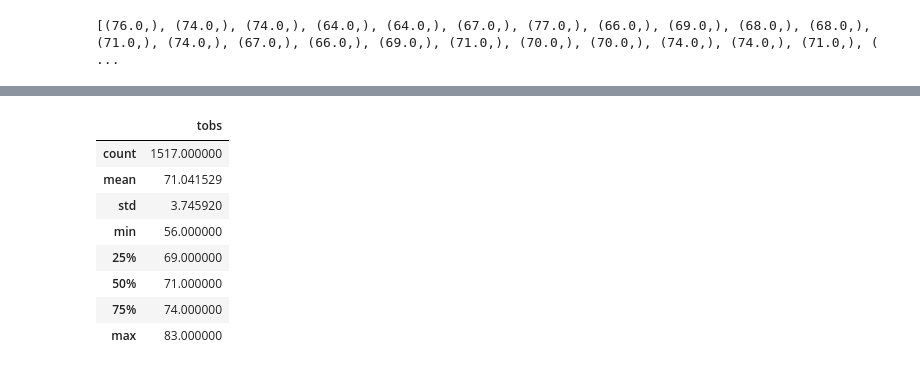
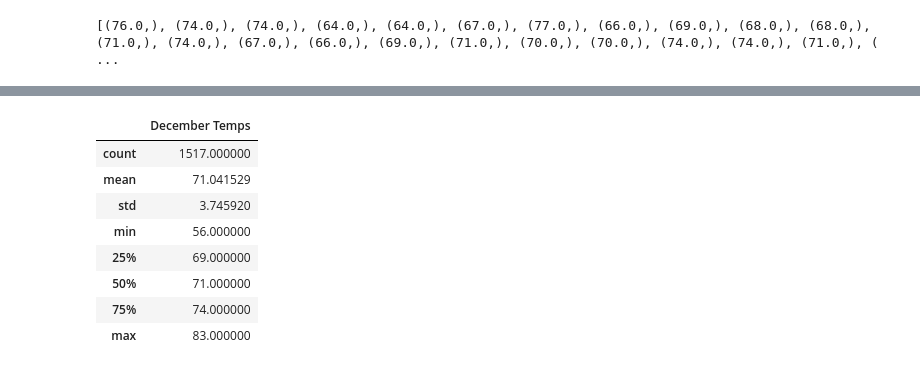
Before and after one commit to Kun-kz/Surfs_Up, a Jupyter notebook: SurfsUp_Challenge.ipynb, the cells around one changed output, grey strips where cells are left out. Drawn from its saved outputs; the diff is of its cells as text; code cells hidden in the pictures.

```diff
--- a/SurfsUp_Challenge.ipynb
+++ b/SurfsUp_Challenge.ipynb
@@ -73,16 +129,16 @@ df.describe()
 ## D2: Determine the Summary Statistics for December
 # %%
 # 6. Write a query that filters the Measurement table to retrieve the temperatures for the month of December.
-results = session.query(Measurement.tobs).filter(extract('month', Measurement.date)==12).all()
+results_Dec = session.query(Measurement.tobs).filter(extract('month', Measurement.date)==12).all()
 
-print(results)
+print(results_Dec)
 # %% [output]
 [(76.0,), (74.0,), (74.0,), (64.0,), (64.0,), (67.0,), (77.0,), (66.0,), (69.0,), (68.0,), (68.0,), (71.0,), (74.0,), (67.0,), (66.0,), (69.0,), (71.0,), (70.0,), (70.0,), (74.0,), (74.0,), (71.0,), ( ...
 # %%
 # 7. Convert the December temperatures to a list.
-results_list = list(np.ravel(results))
+results_Dec_list = list(np.ravel(results_Dec))
 # %%
 # 8. Create a DataFrame from the list of temperatures for the month of December.
-df = pd.DataFrame(results_list, columns=['tobs'])
-print(df)
+df_Dec = pd.DataFrame(results_Dec_list, columns=['December Temps'])
+print(df_Dec)
 # %% [output]
@@ -102,9 +158,9 @@ print(df)
 [1517 rows x 1 columns]
 # %%
 # 9. Calculate and print out the summary statistics for the Decemeber temperature DataFrame.
-df.describe()
+df_Dec.describe()
 # %% [output]
-|  | tobs |
+|  | December Temps |
 | count | 1517.000000 |
 | mean | 71.041529 |
 | std | 3.745920 |
```
Also changed, not shown: parts of 15 cells of this notebook, 7 other files.
